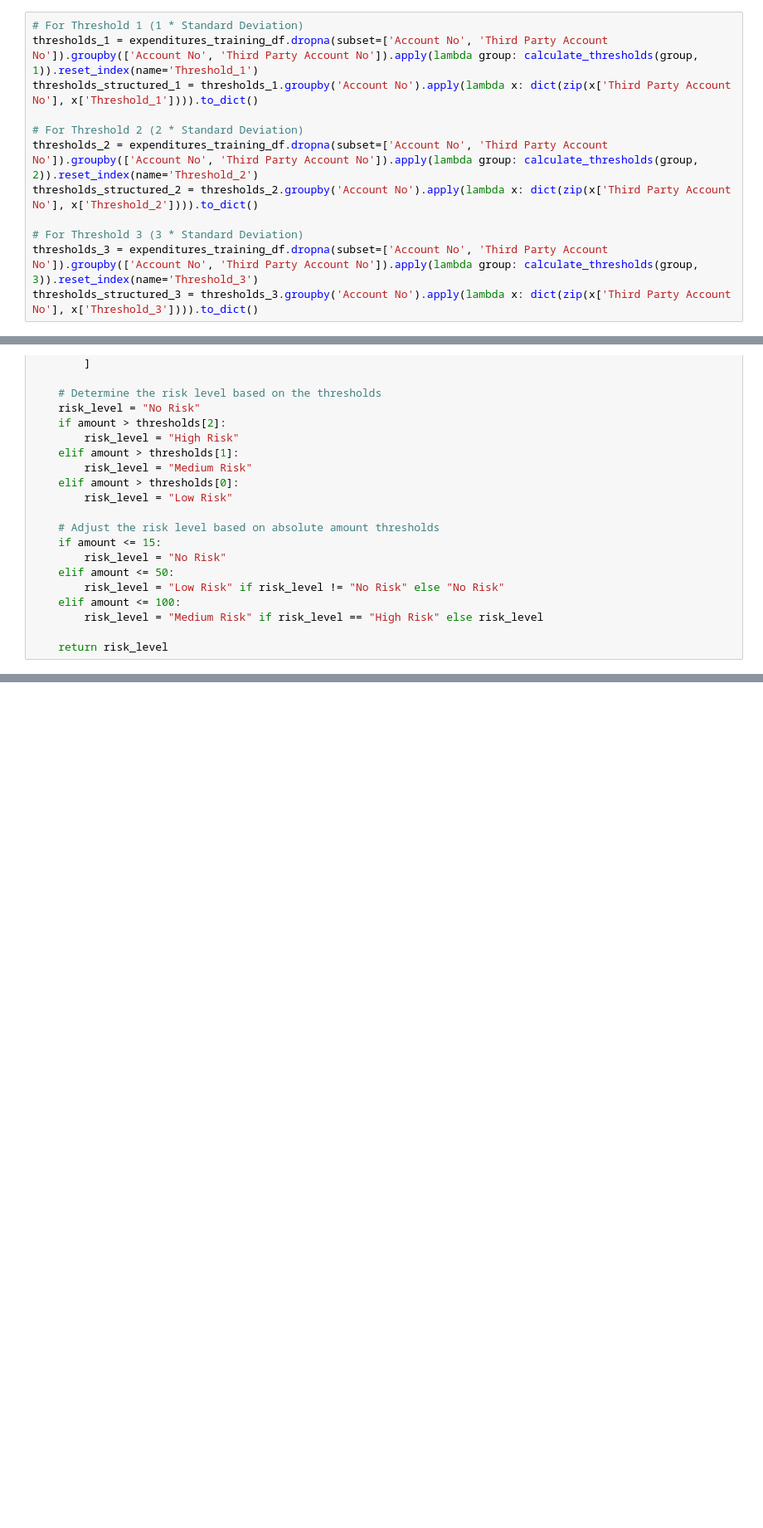
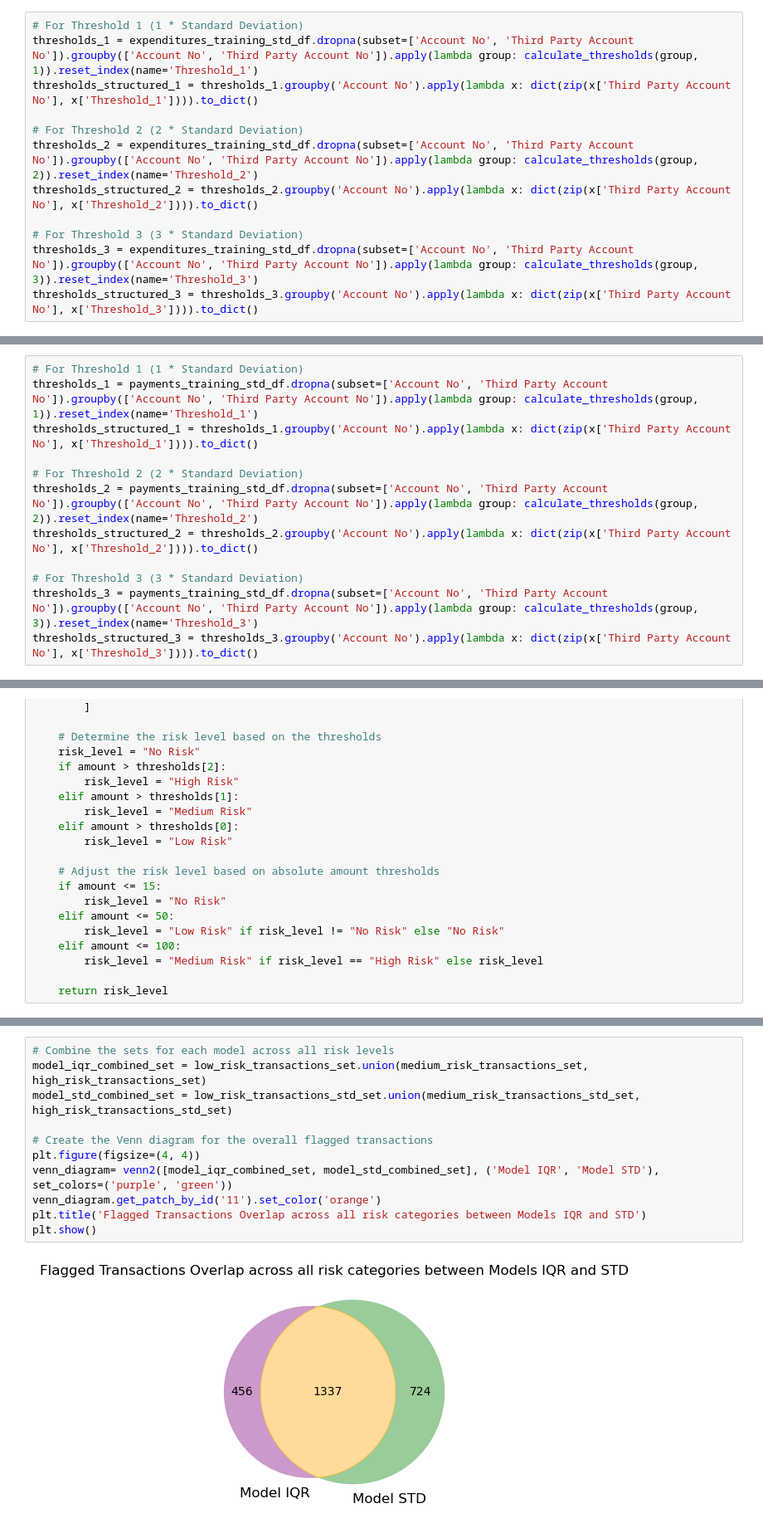
Before and after one commit to UoB-DSMP-2023-24/dsmp-2024-group27, a Jupyter notebook: AnomalyDetection/AnomalyDetection-Dataset2-Final .ipynb, the cells around one changed output, grey strips where cells are left out. Shown at 83% size. Cells and saved outputs as stored; diff of their text form; blank space fills up the shorter version.

```diff
--- a/AnomalyDetection/AnomalyDetection-Dataset2-iteratation-Copy1.ipynb
+++ b/AnomalyDetection/AnomalyDetection-Dataset2-Final .ipynb
@@ -721,15 +733,15 @@ anomaly_detection_by_expenditures_std_df['Business_Threshold_2'] = anomaly_detec
 anomaly_detection_by_expenditures_std_df['Business_Threshold_3'] = anomaly_detection_by_expenditures_std_df.index.map(lambda x: thresholds_structured_3.get(x, np.nan))
 # %%
 # For Threshold 1 (1 * Standard Deviation)
-thresholds_1 = expenditures_training_df.dropna(subset=['Account No', 'Third Party Account No']).groupby(['Account No', 'Third Party Account No']).apply(lambda group: calculate_thresholds(group, 1)).reset_index(name='Threshold_1')
+thresholds_1 = expenditures_training_std_df.dropna(subset=['Account No', 'Third Party Account No']).groupby(['Account No', 'Third Party Account No']).apply(lambda group: calculate_thresholds(group, 1)).reset_index(name='Threshold_1')
 thresholds_structured_1 = thresholds_1.groupby('Account No').apply(lambda x: dict(zip(x['Third Party Account No'], x['Threshold_1']))).to_dict()
 
 # For Threshold 2 (2 * Standard Deviation)
-thresholds_2 = expenditures_training_df.dropna(subset=['Account No', 'Third Party Account No']).groupby(['Account No', 'Third Party Account No']).apply(lambda group: calculate_thresholds(group, 2)).reset_index(name='Threshold_2')
+thresholds_2 = expenditures_training_std_df.dropna(subset=['Account No', 'Third Party Account No']).groupby(['Account No', 'Third Party Account No']).apply(lambda group: calculate_thresholds(group, 2)).reset_index(name='Threshold_2')
 thresholds_structured_2 = thresholds_2.groupby('Account No').apply(lambda x: dict(zip(x['Third Party Account No'], x['Threshold_2']))).to_dict()
 
 # For Threshold 3 (3 * Standard Deviation)
-thresholds_3 = expenditures_training_df.dropna(subset=['Account No', 'Third Party Account No']).groupby(['Account No', 'Third Party Account No']).apply(lambda group: calculate_thresholds(group, 3)).reset_index(name='Threshold_3')
+thresholds_3 = expenditures_training_std_df.dropna(subset=['Account No', 'Third Party Account No']).groupby(['Account No', 'Third Party Account No']).apply(lambda group: calculate_thresholds(group, 3)).reset_index(name='Threshold_3')
 thresholds_structured_3 = thresholds_3.groupby('Account No').apply(lambda x: dict(zip(x['Third Party Account No'], x['Threshold_3']))).to_dict()
 # %%
 anomaly_detection_by_expenditures_std_df['Third_Party_Account_Threshold_1'] = anomaly_detection_by_expenditures_std_df.index.map(lambda x: thresholds_structured_1.get(x, np.nan))
@@ -853,0 +825,12 @@ anomaly_detection_by_payments_std_df
+# %%
+# For Threshold 1 (1 * Standard Deviation)
+thresholds_1 = payments_training_std_df.dropna(subset=['Account No', 'Third Party Account No']).groupby(['Account No', 'Third Party Account No']).apply(lambda group: calculate_thresholds(group, 1)).reset_index(name='Threshold_1')
+thresholds_structured_1 = thresholds_1.groupby('Account No').apply(lambda x: dict(zip(x['Third Party Account No'], x['Threshold_1']))).to_dict()
+
+# For Threshold 2 (2 * Standard Deviation)
+thresholds_2 = payments_training_std_df.dropna(subset=['Account No', 'Third Party Account No']).groupby(['Account No', 'Third Party Account No']).apply(lambda group: calculate_thresholds(group, 2)).reset_index(name='Threshold_2')
+thresholds_structured_2 = thresholds_2.groupby('Account No').apply(lambda x: dict(zip(x['Third Party Account No'], x['Threshold_2']))).to_dict()
+
+# For Threshold 3 (3 * Standard Deviation)
+thresholds_3 = payments_training_std_df.dropna(subset=['Account No', 'Third Party Account No']).groupby(['Account No', 'Third Party Account No']).apply(lambda group: calculate_thresholds(group, 3)).reset_index(name='Threshold_3')
+thresholds_structured_3 = thresholds_3.groupby('Account No').apply(lambda x: dict(zip(x['Third Party Account No'], x['Threshold_3']))).to_dict()
@@ -1047,0 +1122,13 @@ plt.show()
+# %%
+# Combine the sets for each model across all risk levels
+model_iqr_combined_set = low_risk_transactions_set.union(medium_risk_transactions_set, high_risk_transactions_set)
+model_std_combined_set = low_risk_transactions_std_set.union(medium_risk_transactions_std_set, high_risk_transactions_std_set)
+
+# Create the Venn diagram for the overall flagged transactions
+plt.figure(figsize=(4, 4))
+venn_diagram= venn2([model_iqr_combined_set, model_std_combined_set], ('Model IQR', 'Model STD'), set_colors=('purple', 'green'))
+venn_diagram.get_patch_by_id('11').set_color('orange')
+plt.title('Flagged Transactions Overlap across all risk categories between Models IQR and STD')
+plt.show()
+# %% [output]
+[figure, added]
```
Also changed, not shown: parts of 44 cells of this notebook, 1 other file.
